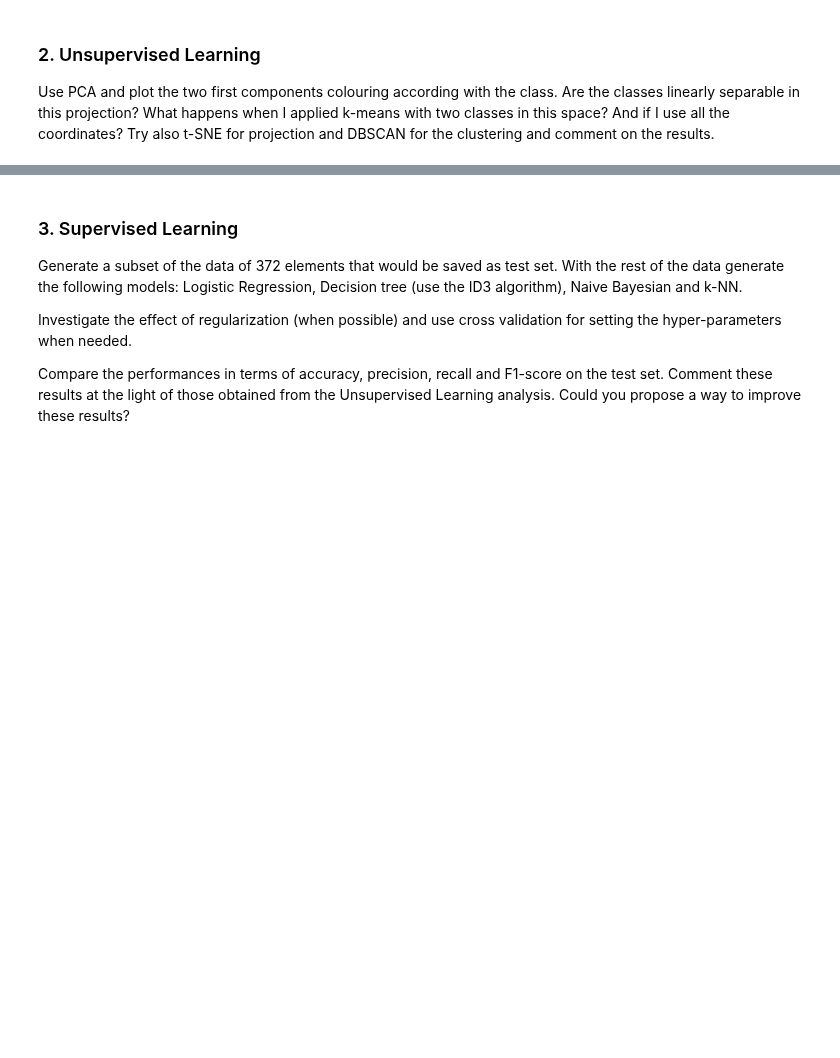
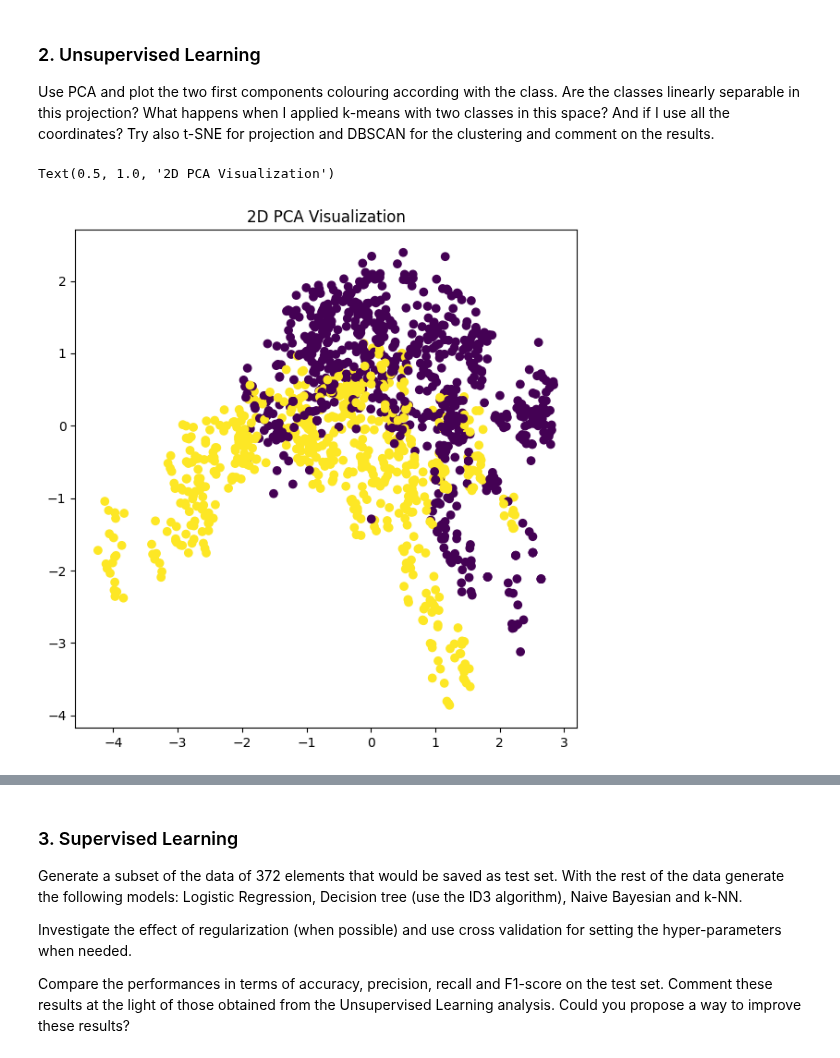
Before and after one commit to riccardostriano/Machine_Learning, a Jupyter notebook: challenges/challenge-one.ipynb, the cells around one changed output, grey strips where cells are left out. Drawn from its saved outputs; the diff is of its cells as text; code cells hidden in the pictures; blank space fills up the shorter version.

```diff
--- a/challenges/challenge-one.ipynb
+++ b/challenges/challenge-one.ipynb
@@ -27,0 +98,4 @@ Load the data and look at it: It is needed some kind of scaling? Why? Are the da
+# %%
+#scalo i dati per l'unsupervise così da rendere i grafici piu leggibili
+scaler = preprocessing.StandardScaler().fit(X)
+x_uns = scaler.transform(X)
@@ -29,3 +152,16 @@ Load the data and look at it: It is needed some kind of scaling? Why? Are the da
 ### 2. Unsupervised Learning
 
 Use PCA and plot the two first components colouring according with the class. Are the classes linearly separable in this projection? What happens when I applied k-means with two classes in this space? And if I use all the coordinates? Try also t-SNE for projection and DBSCAN for the clustering and comment on the results.
+# %%
+#creo il modello
+pca = PCA()
+pca.fit(x_uns)
+projection = pca.transform(x_uns)
+
+#faccio il plot
+fig, ax = plt.subplots(figsize=(7, 7))
+ax.scatter(projection[:, 0], projection[:, 1], c=y_enc)
+ax.set_title('2D PCA Visualization')
+# %% [output]
+Text(0.5, 1.0, '2D PCA Visualization')
+[figure, added]
```
Also changed, not shown: parts of 52 cells of this notebook.
